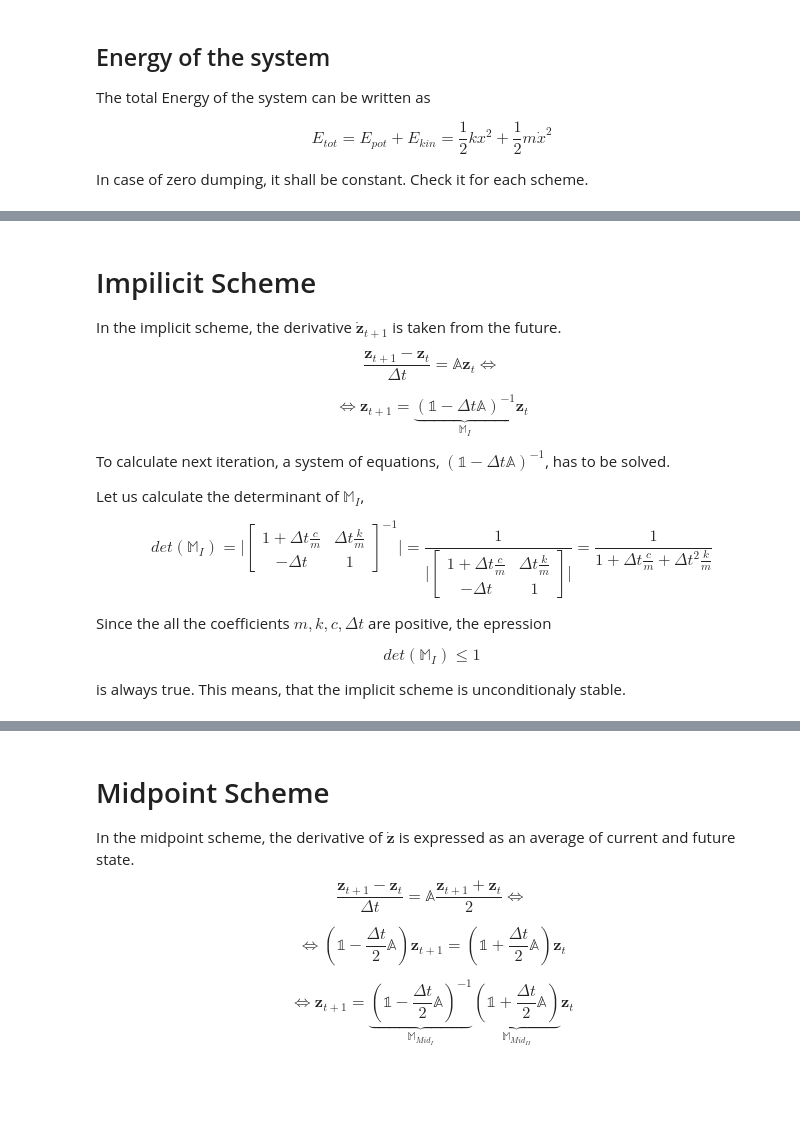
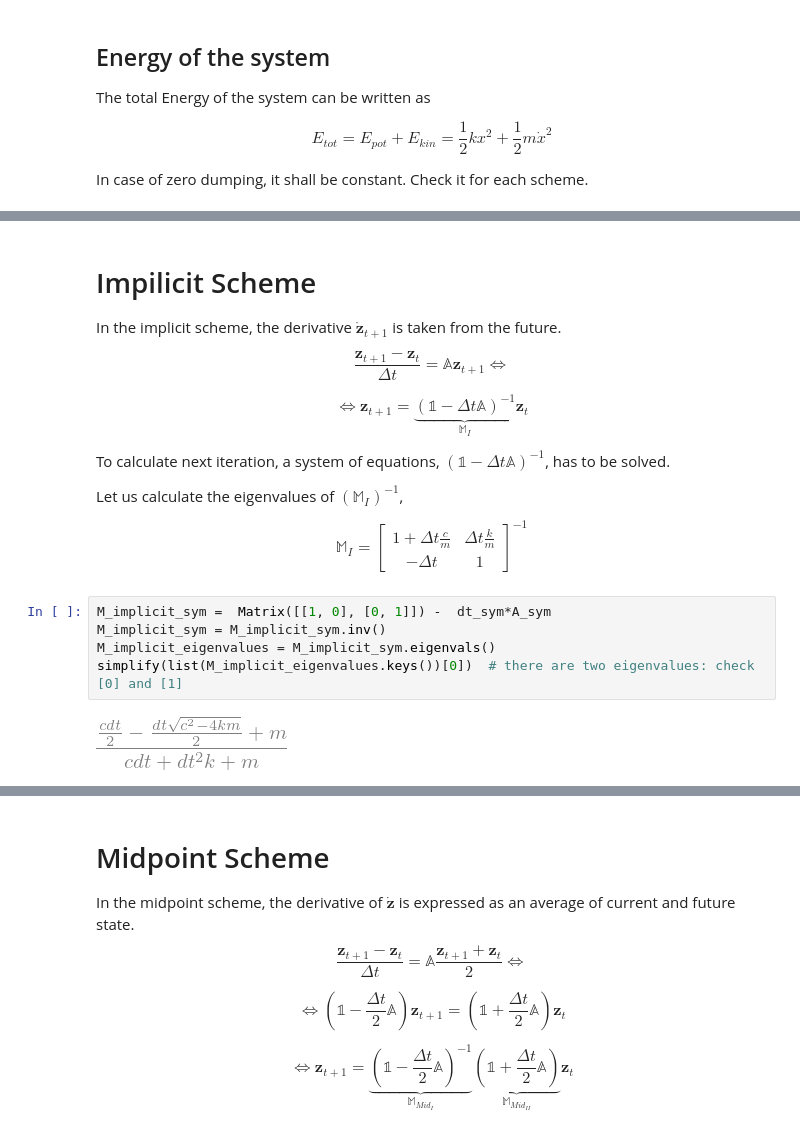
Before and after one commit to ggruszczynski/CFDPython, a Jupyter notebook: lab2_explicit_implicit_and_advection_1D/SOLUTION_explicit_vs_implicit-mass_spring_damper.ipynb, the cells around one changed output, grey strips where cells are left out. Drawn from its saved outputs; the diff is of its cells as text; blank space fills up the shorter version.

```diff
--- a/lab2_explicit_implicit_and_advection_1D/SOLUTION_explicit_vs_implicit-mass_spring_damper.ipynb
+++ b/lab2_explicit_implicit_and_advection_1D/SOLUTION_explicit_vs_implicit-mass_spring_damper.ipynb
@@ -217,7 +397,7 @@ In the implicit scheme, the derivative $\boldsymbol{\dot{z}}_{t+1}$ is taken fro
 
 
 $$
-\frac{\boldsymbol{z}_{t+1}-\boldsymbol{z}_{t}}{\Delta t} = \mathbb{A}\boldsymbol{z}_{t}
+\frac{\boldsymbol{z}_{t+1}-\boldsymbol{z}_{t}}{\Delta t} = \mathbb{A}\boldsymbol{z}_{t+1}
 \Leftrightarrow
 $$
 
@@ -228,34 +408,21 @@ $$
 
 To calculate next iteration, a system of equations, $(\mathbb{1}  - \Delta t \mathbb{A} )^{-1}$, has to be solved.
 
-Let us calculate the determinant of $\mathbb{M}_I$,
+Let us calculate the eigenvalues of $(\mathbb{M}_I)^{-1}$,
 
 $$
-det( \mathbb{M}_I )
+\mathbb{M}_I
 =
-\bigg|
 \begin{bmatrix}
 1 + \Delta t \frac{c}{m} &  \Delta t \frac{k}{m}\\
                -\Delta t & 1
 \end{bmatrix}
 ^{-1}
-\bigg|
-= \frac{1}{
-\bigg|
-\begin{bmatrix}
-1 + \Delta t \frac{c}{m} &  \Delta t \frac{k}{m}\\
-               -\Delta t & 1
-\end{bmatrix}
-\bigg|
-}
-=
-\frac{1}{1 + \Delta t \frac{c}{m} + \Delta t^2 \frac{k}{m}}
 $$
-
-Since the all the coefficients $m, k, c, \Delta t$ are positive, the epression
-
-$$
-det( \mathbb{M}_I ) \leq 1
-$$
-
-is always true. This means, that the implicit scheme is unconditionaly stable.
+# %%
+M_implicit_sym =  Matrix([[1, 0], [0, 1]]) -  dt_sym*A_sym
+M_implicit_sym = M_implicit_sym.inv()
+M_implicit_eigenvalues = M_implicit_sym.eigenvals()
+simplify(list(M_implicit_eigenvalues.keys())[0])  # there are two eigenvalues: check [0] and [1]
+# %% [output]
+[figure, added]
```
Also changed, not shown: parts of 34 cells of this notebook, 6 other files.
